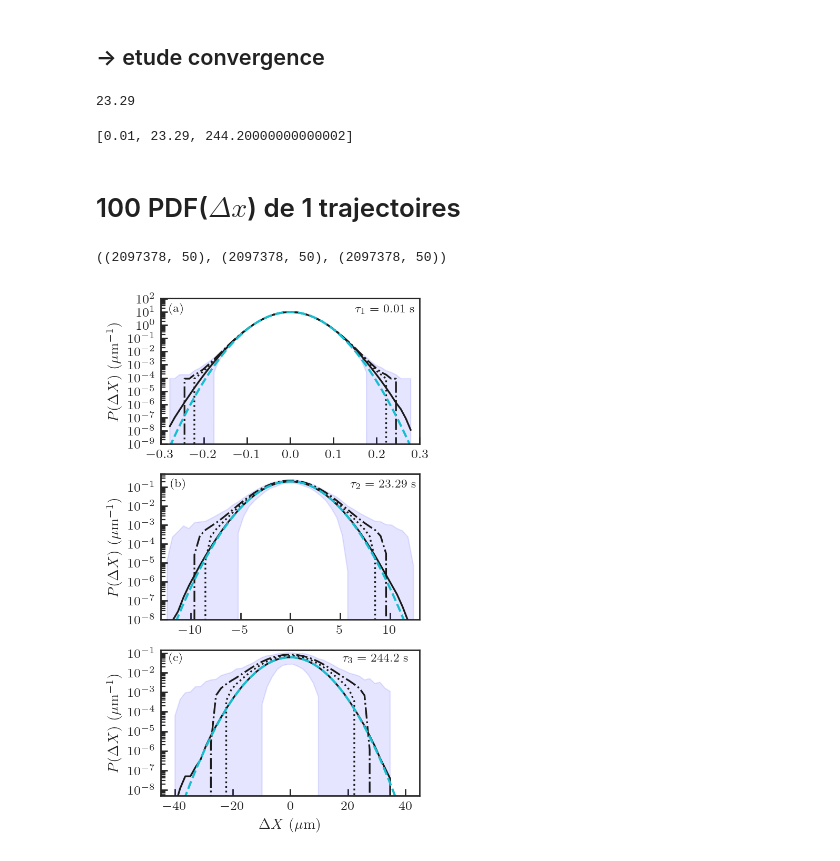
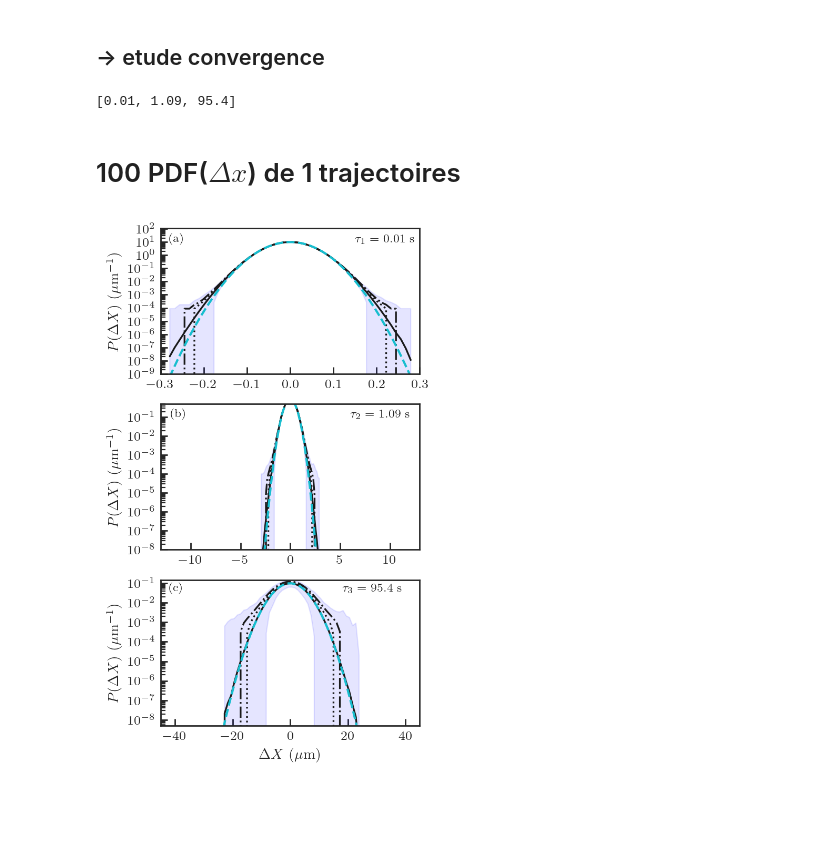
Before and after one commit to ElodieMillan/Brownian-particle-near-wall, a Jupyter notebook: Cumulant4-cas-manips/Papier_simu_C4.ipynb, the cells around one changed output. Saved outputs shown, nothing was run; the diff lists cells and outputs as text; code cells hidden in the pictures; blank space fills up the shorter version.

```diff
--- a/Cumulant4-cas-manips/Papier_simu_C4.ipynb
+++ b/Cumulant4-cas-manips/Papier_simu_C4.ipynb
@@ -357,8 +274,8 @@ t_long = np.linspace(20, 1e5, 1000)
 # Convergence
 # %%
 n_court = 0
-n_mid = 30
-n_long = -7
+n_mid = 17
+n_long = -11
 # %% [markdown]
 ## -> plot C4
 # %%
@@ -768,10 +592,6 @@ dx_0 = np.array(datas[i[1]].columns).astype(float)
 
 data_2 = datas[i[2]].to_numpy()
 dx_2 = np.array(datas[i[2]].columns).astype(float)
-# %%
-2329 * dt
-# %% [output]
-23.29
 # %%
 Convergence_court = A4_theo_x*tau_x[n_court]**2
 Convergence_mid = 24*D4_long_theo*tau_x[n_mid]-24*C4_long_theo #C4_x[n_mid]
@@ -780,7 +600,7 @@ Convergence_long = 24*D4_long_theo*tau_x[n_long]-24*C4_long_theo
 dts = [Ntime[n_court]*dt, Ntime[n_mid]*dt, Ntime[n_long]*dt]
 dts
 # %% [output]
-[0.01, 23.29, 244.20000000000002]
+[0.01, 1.09, 95.4]
 # %% [markdown]
 # 100 PDF($\Delta x$) de 1 trajectoires
 # %%
@@ -848,13 +668,11 @@ data_1 = data_1[np.sum(data_1, axis= 1) != 0]
 data_0 = data_0[np.sum(data_0, axis= 1) != 0]
 data_2 = data_2[np.sum(data_2, axis= 1) != 0]
 # %%
-np.shape(data_1), np.shape(data_0), np.shape(data_2),
+dxLONG = np.linspace(-60e-6, 60e-6, 100)
+dxMID = np.linspace(-15e-6, 15e-6, 100)
+dxCOURT = np.linspace(-0.4e-6, 0.4e-6, 1000)
-# %% [output]
-((2097378, 50), (2097378, 50), (2097378, 50))
 # %%
-dxLONG = np.linspace(-60e-6, 60e-6, 100)
-dxMID = np.linspace(-20e-6, 20e-6, 100)
-dxCOURT = np.linspace(-0.4e-6, 0.4e-6, 1000)
+
 
 # toutes les PDF de 1 trajectoires
 fig = plt.figure(figsize = (3.3, 9/1.68),  tight_layout=True)
@@ -941,31 +759,31 @@ quantil1 = np.quantile(a=data_2, q=0.9, axis=0)
 quantil2 = np.quantile(a=data_2, q=0.99, axis=0)
 ax2.plot(dx_2*1e6, quantil1 / Z, "k:")
 ax2.plot(dx_2*1e6, quantil2 / Z, "k-.")
 ax2.semilogy(dx_2*1e6, Mean/ Z,"k-")
 # ax2.plot(dx_2*1e6, (Mean  + Std) / Z, "k--")
 # ax2.plot(dx_2*1e6, (Mean  - Std) / Z, "k--")
 ax2.fill_between(dx_2*1e6, Min / Z, Max / Z, color='blue', alpha=0.1)
 ax2.plot(dxLONG*1e6, gauss(dxLONG, 0, np.sqrt(2*mean_Dx*Ntime[n_long]*dt)) / np.trapz(gauss(dxLONG, 0, np.sqrt(2*mean_Dx*Ntime[n_long]*dt)), dxLONG*1e6),
          "--", color="tab:cyan",linewidth=1.5,)
 
 ax2.set_xlim(-45, 45)
 ax2.set_ylim(5e-9, 1.5e-1)
 ax2.text(18, 4e-2, r"$\tau_3 = $ "+ str(round(Ntime[n_long]*dt,1)) + " s", fontsize=8)
 ax2.set(
     xlabel = r"$\Delta X$ ($\mu$m)",
     ylabel = r"$P(\Delta X)$ ($\mu$m$^{-1}$)",
 )
 ax2.text(-42, 4e-2, r"(c)", transform=ax2.transData)
 
 locmaj = mpl.ticker.LogLocator(base=10.0, subs=(1.0, ), numticks=100)
 ax2.yaxis.set_major_locator(locmaj)
 locmin = mpl.ticker.LogLocator(base=10.0, subs=np.arange(2, 10) * .1,
                                       numticks=100)
 ax2.yaxis.set_minor_locator(locmin)
 ax2.yaxis.set_minor_formatter(mpl.ticker.NullFormatter())
 
 
 fig.tight_layout()
 # plt.savefig("Figures/PDF_X_3times.pdf")
 # %% [output]
-[figure, old version]
+[figure, new version]
```
Also changed, not shown: parts of 40 cells of this notebook, 11 other files.
